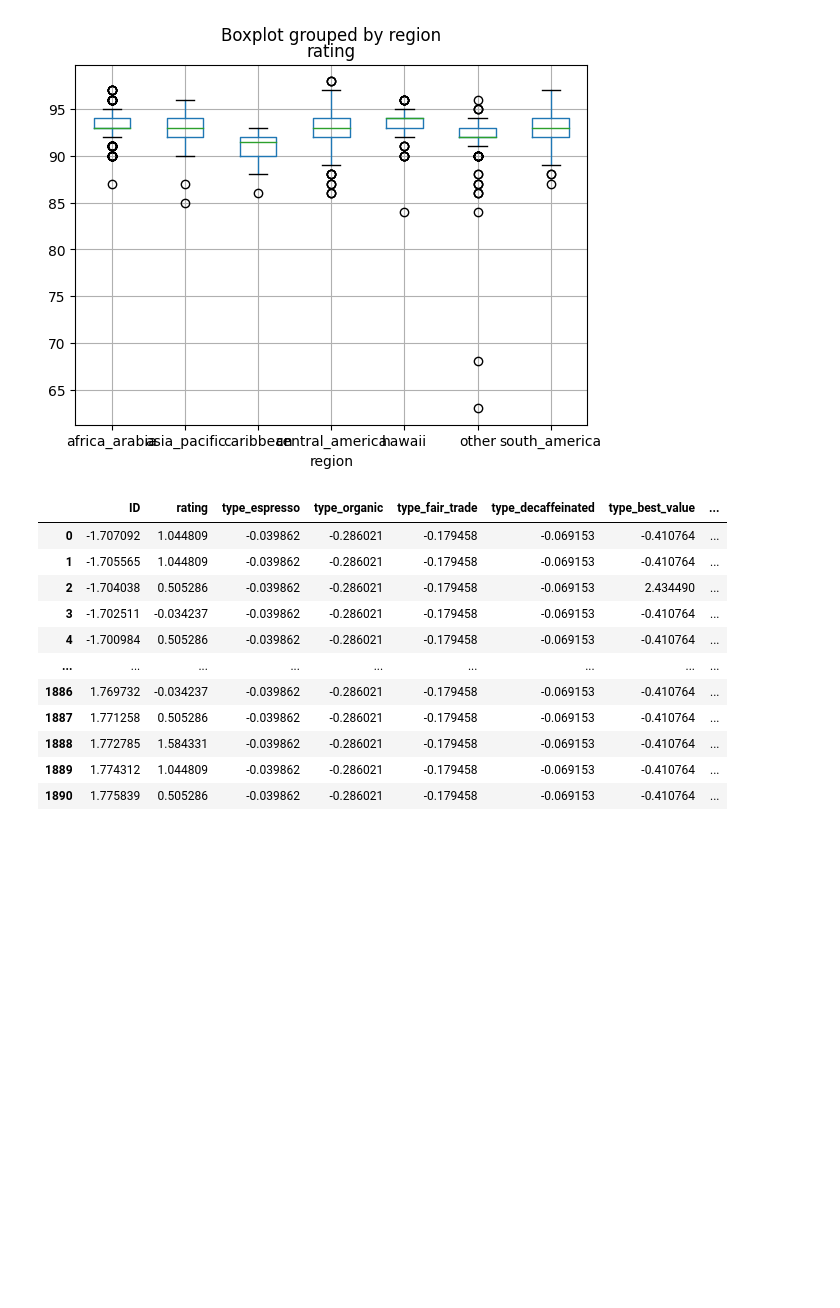
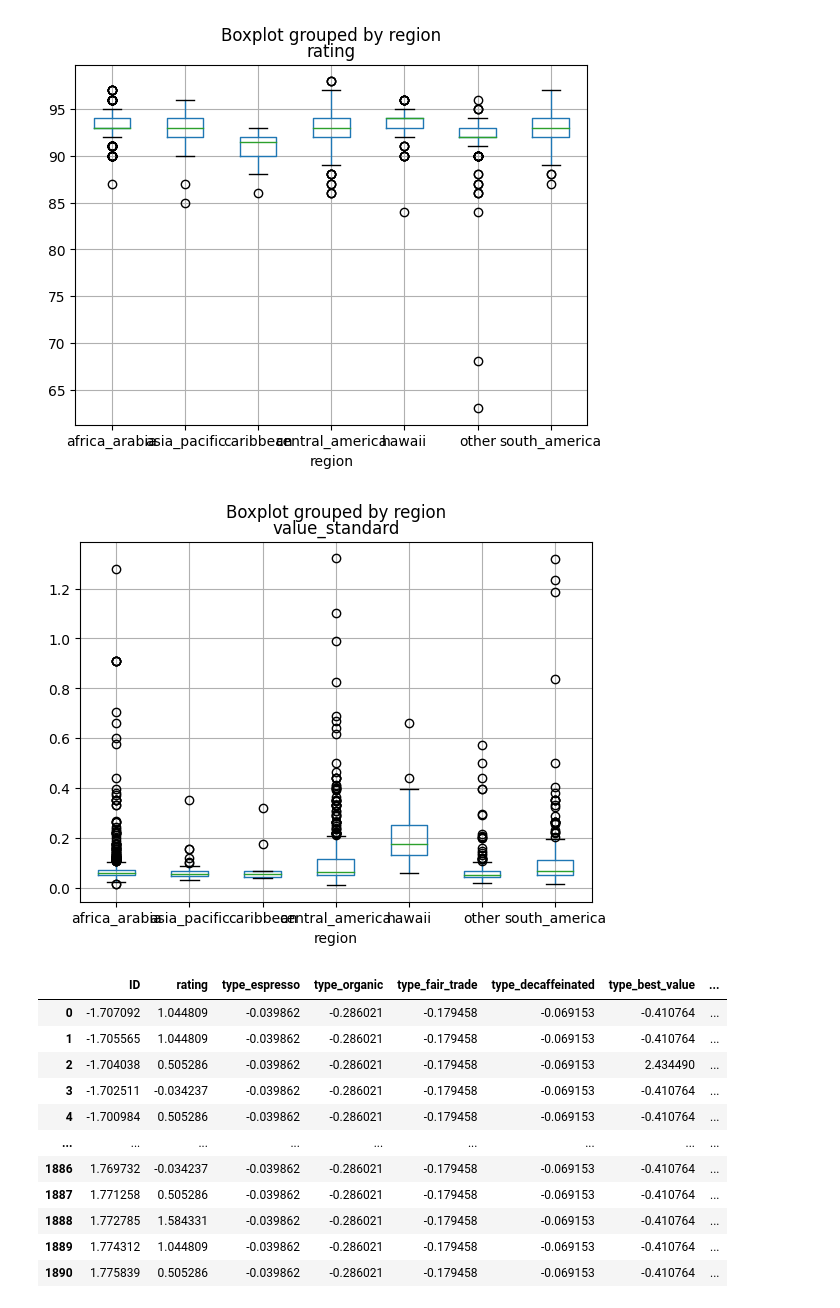
Before and after one commit to DATA-606-SPRING-2023-TUE/nicholas_data606, a Jupyter notebook: src/Regression.ipynb, the cells around one changed output. Cells and saved outputs as stored; diff of their text form; code cells hidden in the pictures; blank space fills up the shorter version.

```diff
--- a/src/Regression.ipynb
+++ b/src/Regression.ipynb
@@ -45,6 +45,11 @@ memory usage: 458.0+ KB
 boxplot = df.boxplot(by = 'region', column=['rating'])
 # %% [output]
 [figure]
+# %%
+df_filtered = df[df['value_standard'] <= 2]
+boxplot = df_filtered.boxplot(by = 'region', column=['value_standard'])
+# %% [output]
+[figure, added]
 # %%
 # standardize and compute eigen values to determine corelations
 from sklearn.preprocessing import StandardScaler
```
Also changed, not shown: parts of 14 cells of this notebook.
